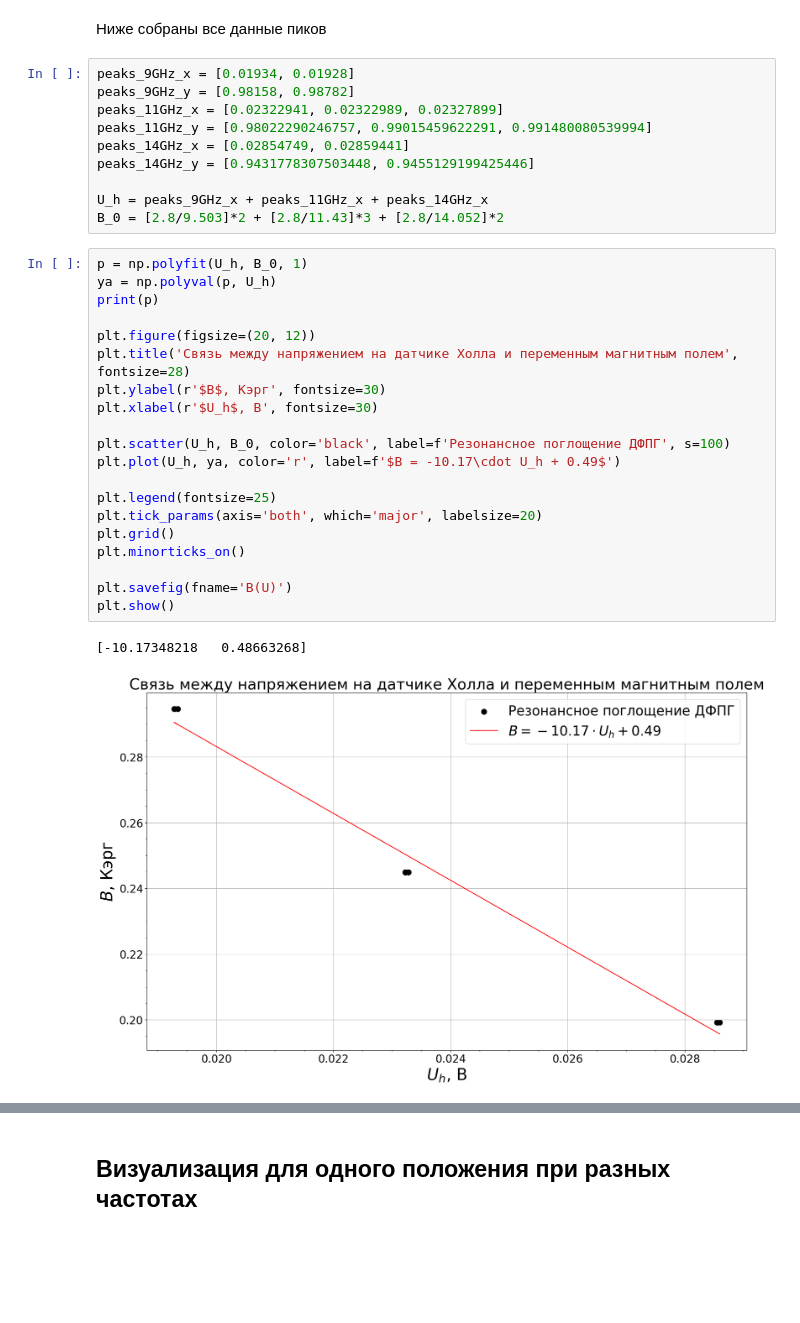
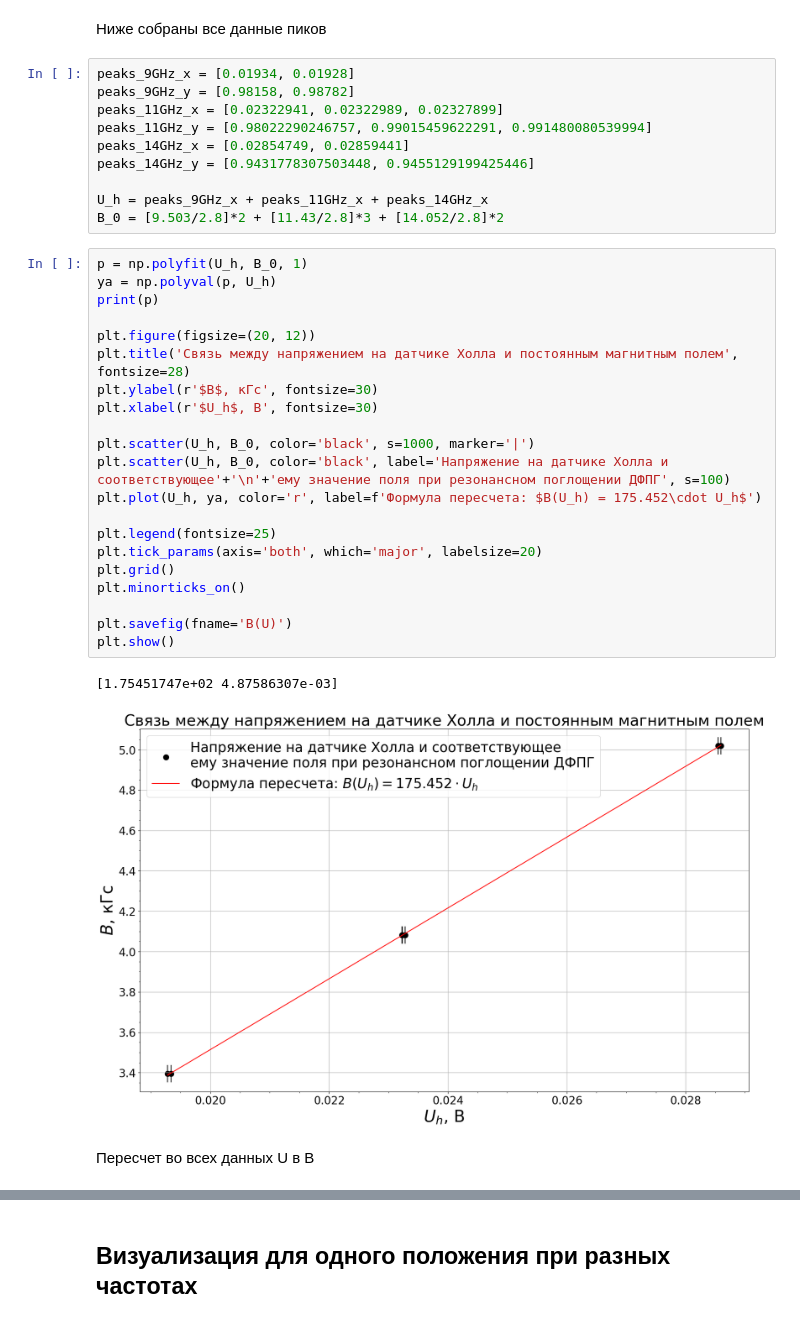
Before and after one commit to golenn/-, a Jupyter notebook: plot.ipynb, the cells around one changed output, grey strips where cells are left out. Cells and saved outputs as stored; diff of their text form; blank space fills up the shorter version.

```diff
--- a/plot.ipynb
+++ b/plot.ipynb
@@ -498,27 +546,30 @@ peaks_14GHz_x = [0.02854749, 0.02859441]
 peaks_14GHz_y = [0.9431778307503448, 0.9455129199425446]
 
 U_h = peaks_9GHz_x + peaks_11GHz_x + peaks_14GHz_x
-B_0 = [2.8/9.503]*2 + [2.8/11.43]*3 + [2.8/14.052]*2
+B_0 = [9.503/2.8]*2 + [11.43/2.8]*3 + [14.052/2.8]*2
 # %%
 p = np.polyfit(U_h, B_0, 1)
 ya = np.polyval(p, U_h)
 print(p)
 
 plt.figure(figsize=(20, 12))
-plt.title('Связь между напряжением на датчике Холла и переменным магнитным полем', fontsize=28)
-plt.ylabel(r'$B$, Кэрг', fontsize=30)
+plt.title('Связь между напряжением на датчике Холла и постоянным магнитным полем', fontsize=28)
+plt.ylabel(r'$B$, кГс', fontsize=30)
 plt.xlabel(r'$U_h$, В', fontsize=30)
 
-plt.scatter(U_h, B_0, color='black', label=f'Резонансное поглощение ДФПГ', s=100)
-plt.plot(U_h, ya, color='r', label=f'$B = -10.17\cdot U_h + 0.49$')
+plt.scatter(U_h, B_0, color='black', s=1000, marker='|')
+plt.scatter(U_h, B_0, color='black', label='Напряжение на датчике Холла и соответствующее'+'\n'+'ему значение поля при резонансном поглощении ДФПГ', s=100)
+plt.plot(U_h, ya, color='r', label=f'Формула пересчета: $B(U_h) = 175.452\cdot U_h$')
 
 plt.legend(fontsize=25)
 plt.tick_params(axis='both', which='major', labelsize=20)
 plt.grid()
 plt.minorticks_on()
 
 plt.savefig(fname='B(U)')
 plt.show()
 # %% [output]
-[-10.17348218   0.48663268]
+[1.75451747e+02 4.87586307e-03]
-[figure, old version]
+[figure, new version]
+# %% [markdown]
+Пересчет во всех данных U в B
```
Also changed, not shown: parts of 17 cells of this notebook, 7 other files.
